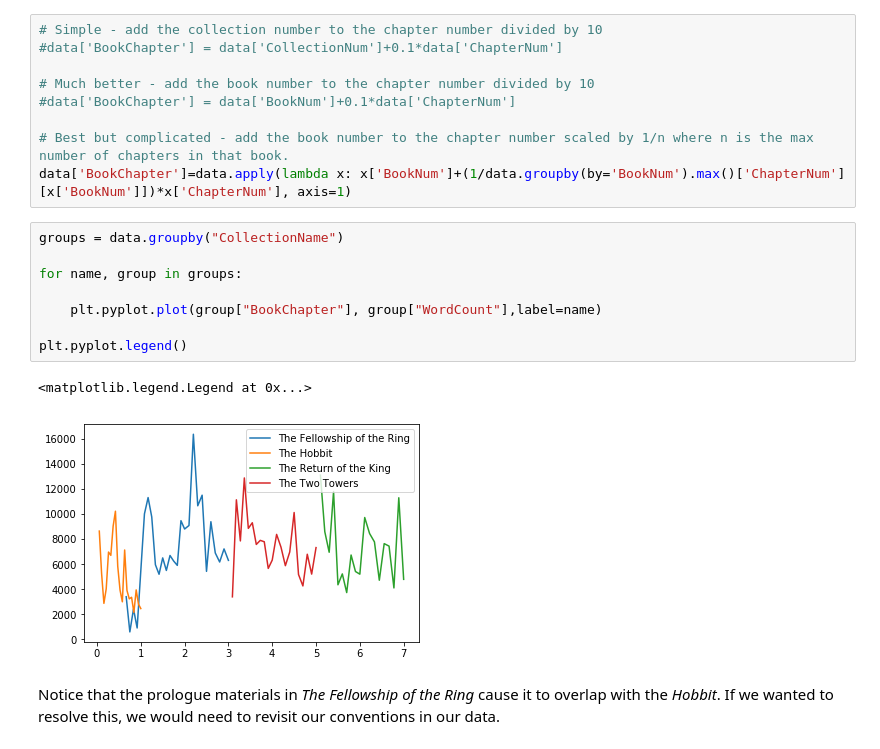
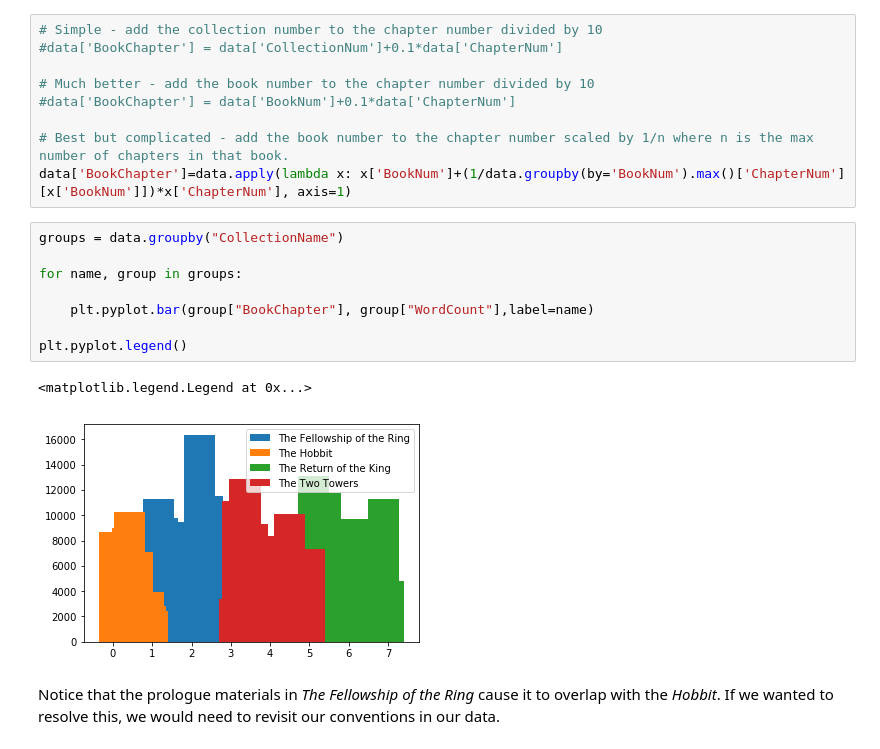
Before and after one commit to shelbym98/ds_1300_notebooks, a Jupyter notebook: work/01_assignment.ipynb, the cells around one changed output. Cells and saved outputs as stored; diff of their text form.

```diff
--- a/work/01_assignment.ipynb
+++ b/work/01_assignment.ipynb
@@ -711,14 +711,14 @@ data['BookChapter']=data.apply(lambda x: x['BookNum']+(1/data.groupby(by='BookNu
 # %%
 groups = data.groupby("CollectionName")
 
 for name, group in groups:
 
-    plt.pyplot.plot(group["BookChapter"], group["WordCount"],label=name)
+    plt.pyplot.bar(group["BookChapter"], group["WordCount"],label=name)
 
 plt.pyplot.legend()
 # %% [output]
 <matplotlib.legend.Legend at 0x...>
-[figure, old version]
+[figure, new version]
 # %% [markdown]
  Notice that the prologue materials in *The Fellowship of the Ring* cause it to overlap with the *Hobbit*. If we wanted to resolve this, we would need to revisit our conventions in our data.
 # %% [markdown]
```
Also changed, not shown: parts of 2 cells of this notebook.
